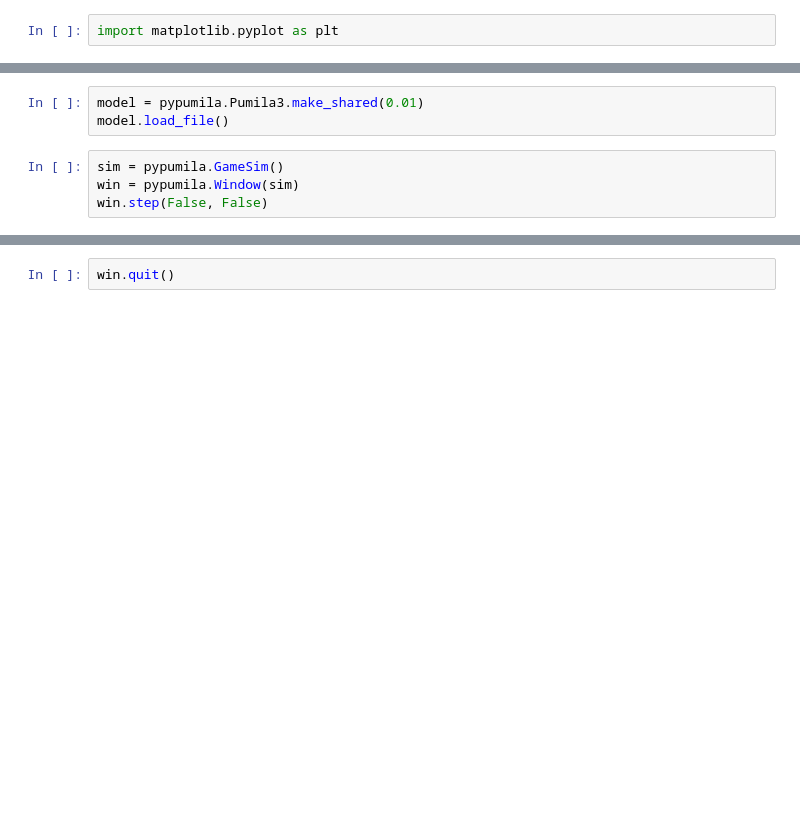
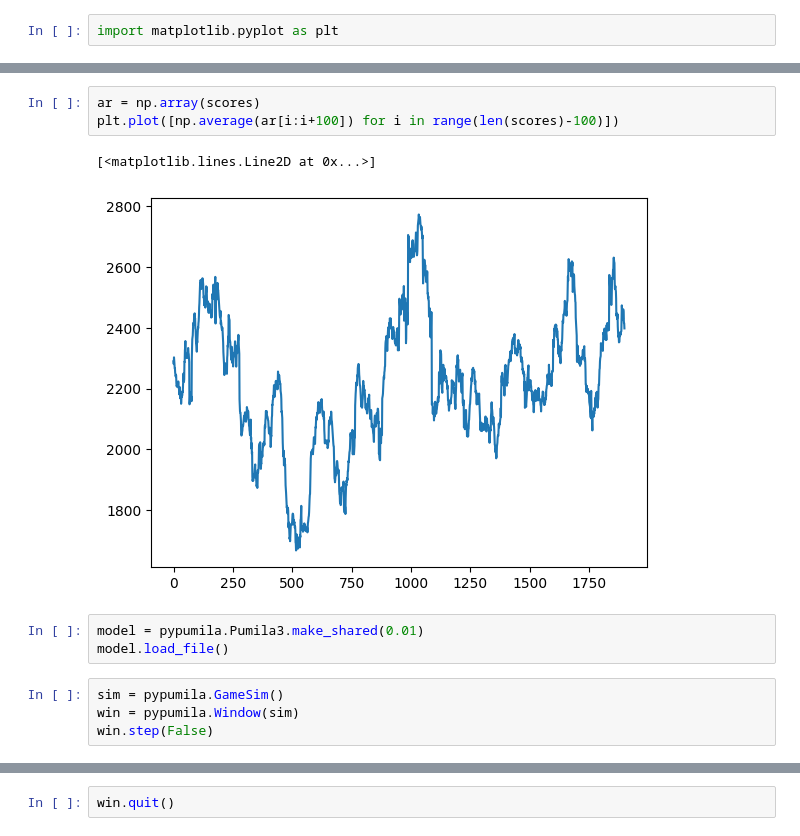
Before and after one commit to na-trium-144/pumila, a Jupyter notebook: notebook/pumila3.ipynb, the cells around one changed output, grey strips where cells are left out. Drawn from its saved outputs; the diff is of its cells as text; blank space fills up the shorter version.

```diff
--- a/notebook/pumila3.ipynb
+++ b/notebook/pumila3.ipynb
@@ -75,10 +73,16 @@ plt.plot(scores)
+# %%
+ar = np.array(scores)
+plt.plot([np.average(ar[i:i+100]) for i in range(len(scores)-100)])
+# %% [output]
+[<matplotlib.lines.Line2D at 0x...>]
+[figure, added]
 # %%
 model = pypumila.Pumila3.make_shared(0.01)
 model.load_file()
 # %%
 sim = pypumila.GameSim()
 win = pypumila.Window(sim)
-win.step(False, False)
+win.step(False)
 # %%
 while True:
     # print(model.main.forward(model.get_in_nodes(sim.field).in_nodes).q)
```
Also changed, not shown: parts of 6 cells of this notebook.
